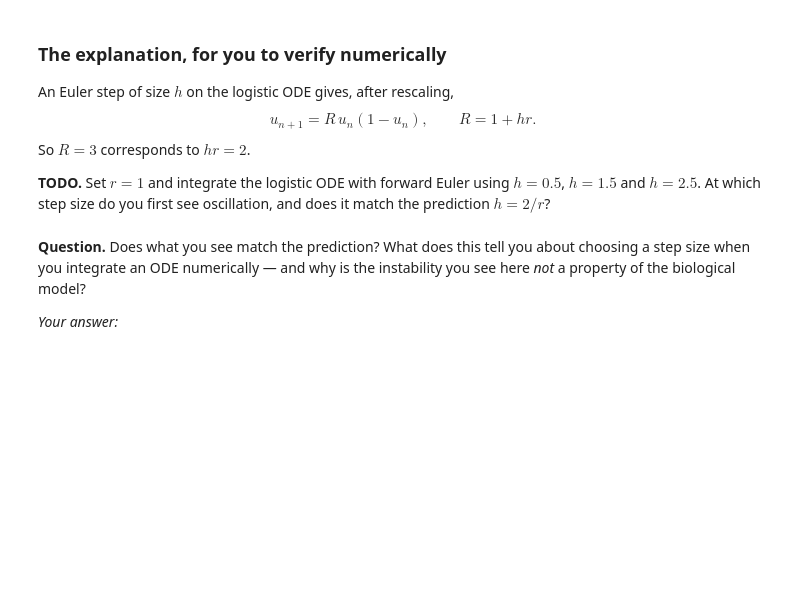
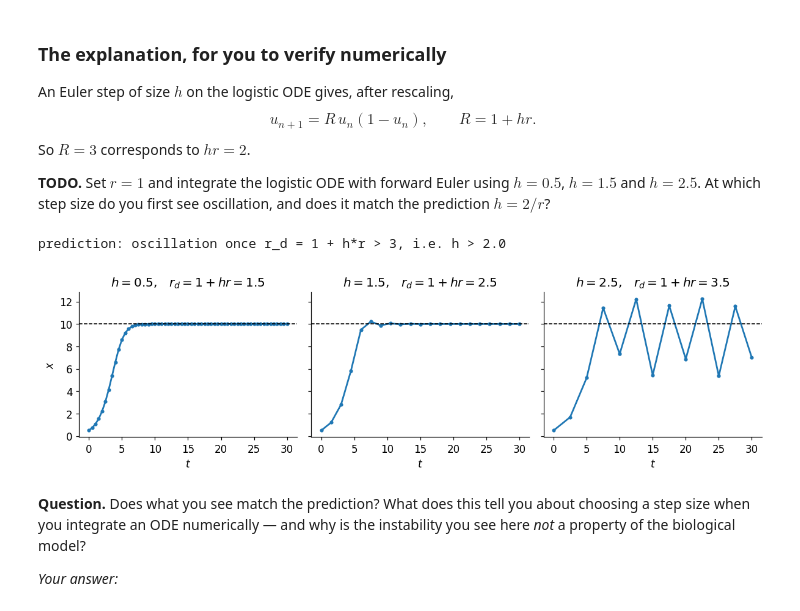
Before and after one commit to dylansharpe19/Mathematical-Modelling, a Jupyter notebook: Week1/week1_template.ipynb, the cells around one changed output. Saved outputs shown, nothing was run; the diff lists cells and outputs as text; code cells hidden in the pictures; blank space fills up the shorter version.

```diff
--- a/Week1/week1_template.ipynb
+++ b/Week1/week1_template.ipynb
@@ -165,26 +171,29 @@ oscillation, and does it match the prediction $h = 2/r$?
 # %%
 def euler_logistic(r, K, x0, h, T):
     '''Forward Euler on dx/dt = r x (1 - x/K). Returns times and states.'''
     n = int(T / h) + 1
     t = np.arange(n) * h
     x = np.zeros(n); x[0] = x0
     for i in range(n - 1):
         # TODO: one forward-Euler step. x[i+1] = x[i] + h * (right-hand side at x[i]).
-        x[i+1] = np.nan
+        x[i+1] = x[i] + h * r*x[i]*(1-x[i]/K)
     return t, x
 
 
 r, K, x0, T = 1.0, 10.0, 0.5, 30.0
 fig, axes = plt.subplots(1, 3, figsize=(11, 3.2), sharey=True)
 for ax, h in zip(axes, [0.5, 1.5, 2.5]):
     t, x = euler_logistic(r, K, x0, h, T)
     ax.plot(t, x, "-o", ms=3)
     ax.axhline(K, color="k", ls="--", lw=1)
     ax.set(xlabel="$t$", title=f"$h = {h}$,   $r_d = 1+hr = {1+h*r:.1f}$")
 axes[0].set_ylabel("$x$")
 print(f"prediction: oscillation once r_d = 1 + h*r > 3, i.e. h > {2/r:.1f}")
 plt.tight_layout()
 plt.show()
+# %% [output]
+prediction: oscillation once r_d = 1 + h*r > 3, i.e. h > 2.0
+[figure, added]
 # %% [markdown]
 **Question.** Does what you see match the prediction? What does this tell you
 about choosing a step size when you integrate an ODE numerically — and why is
```
Also changed, not shown: parts of 3 cells of this notebook.
